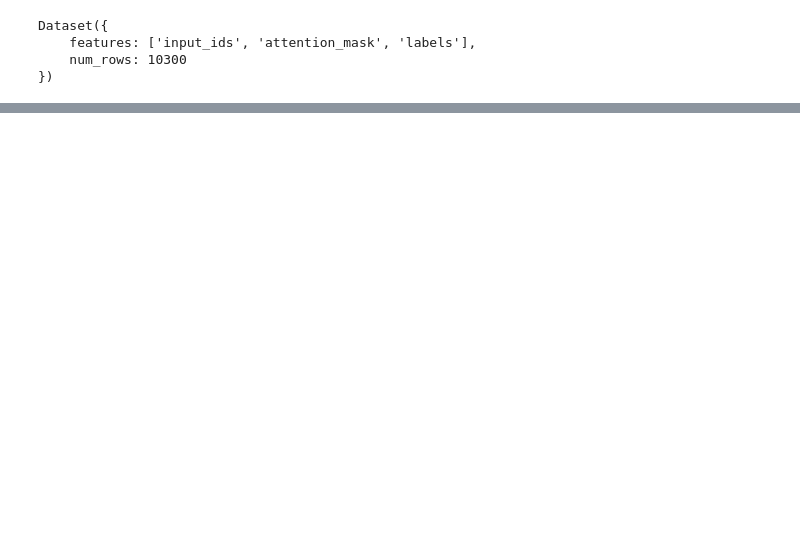
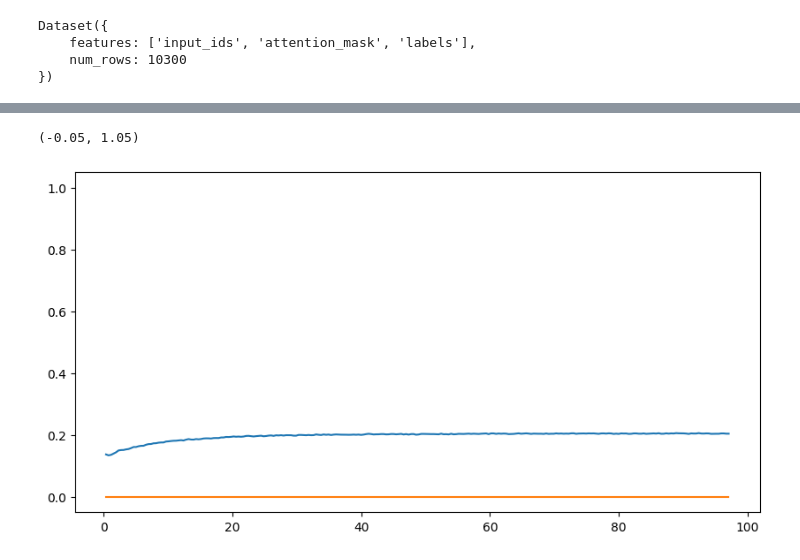
Before and after one commit to some-random-int/code-to-code, a Jupyter notebook: custom_transformer.ipynb, the cells around one changed output, grey strips where cells are left out. Drawn from its saved outputs; the diff is of its cells as text; code cells hidden in the pictures; blank space fills up the shorter version.

```diff
--- a/custom_transformer.ipynb
+++ b/custom_transformer.ipynb
@@ -146,0 +254,12 @@ Trainer is attempting to log a value of "[0.7424710102611162, 0.5736049447201184
+# %%
+eval_history = [data for data in history if 'eval_loss' in data]
+
+plt.figure(figsize=(10, 5))
+
+plt.plot([data['epoch'] for data in eval_history], [data['eval_codebleu_codebleu'] for data in eval_history], label='CodeBLEU')
+plt.plot([data['epoch'] for data in eval_history], [data['eval_bleu_bleu'] for data in eval_history], label='BLEU')
+
+plt.ylim(-0.05, 1.05)
+# %% [output]
+(-0.05, 1.05)
+[figure, added]
```
Also changed, not shown: parts of 16 cells of this notebook, 2 other files.
